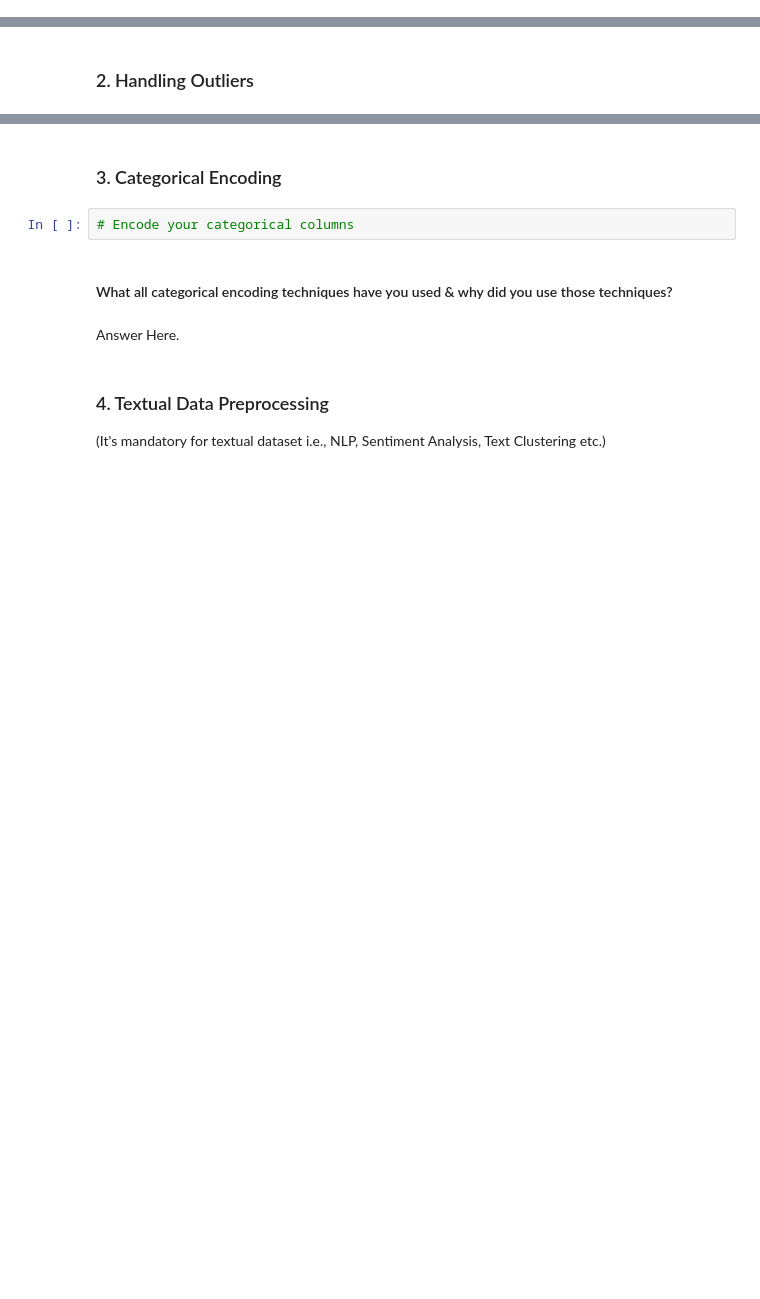
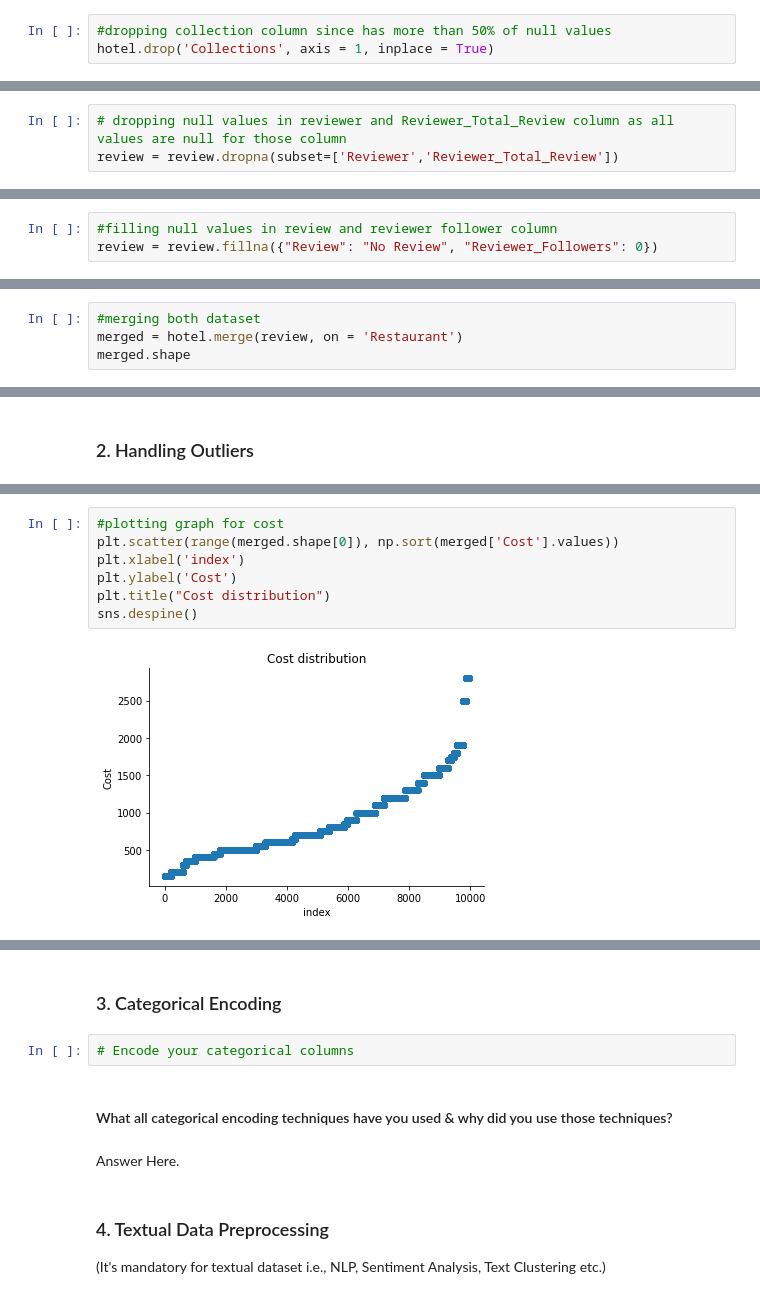
Before and after one commit to abhinav4201/UnSupervised-ML-Zomato-Restaurant-Clustering-and-Sentiment-Analysis, a Jupyter notebook: UnSupervised_ML_Zomato_Restaurant_Clustering_and_Sentiment_Analysis_capstone_project_4.ipynb, the cells around one changed output, grey strips where cells are left out. Cells and saved outputs as stored; diff of their text form; blank space fills up the shorter version.

```diff
--- a/UnSupervised_ML_Zomato_Restaurant_Clustering_and_Sentiment_Analysis_capstone_project_4.ipynb
+++ b/UnSupervised_ML_Zomato_Restaurant_Clustering_and_Sentiment_Analysis_capstone_project_4.ipynb
@@ -1255,0 +1282,3 @@ dtype: int64, unique values with 0 duplication
+# %%
+#dropping collection column since has more than 50% of null values
+hotel.drop('Collections', axis = 1, inplace = True)
@@ -1255,0 +1327,3 @@ dtype: int64, unique values with 0 duplication
+# %%
+# dropping null values in reviewer and Reviewer_Total_Review column as all values are null for those column
+review = review.dropna(subset=['Reviewer','Reviewer_Total_Review'])
@@ -1255,0 +1338,3 @@ dtype: int64, unique values with 0 duplication
+# %%
+#filling null values in review and reviewer follower column
+review = review.fillna({"Review": "No Review", "Reviewer_Followers": 0})
@@ -1255,0 +1358,4 @@ dtype: int64, unique values with 0 duplication
+# %%
+#merging both dataset
+merged = hotel.merge(review, on = 'Restaurant')
+merged.shape
@@ -1263,0 +1401,9 @@ Answer Here.
+# %%
+#plotting graph for cost
+plt.scatter(range(merged.shape[0]), np.sort(merged['Cost'].values))
+plt.xlabel('index')
+plt.ylabel('Cost')
+plt.title("Cost distribution")
+sns.despine()
+# %% [output]
+[figure, added]
```
Also changed, not shown: parts of 38 cells of this notebook.
